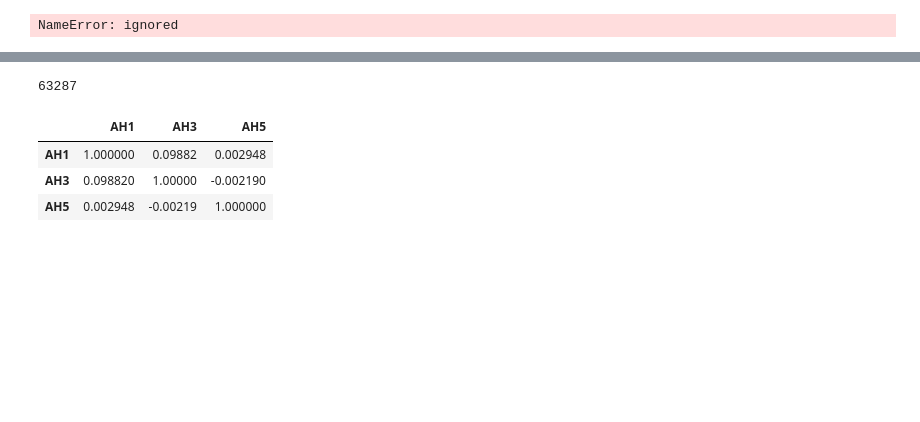
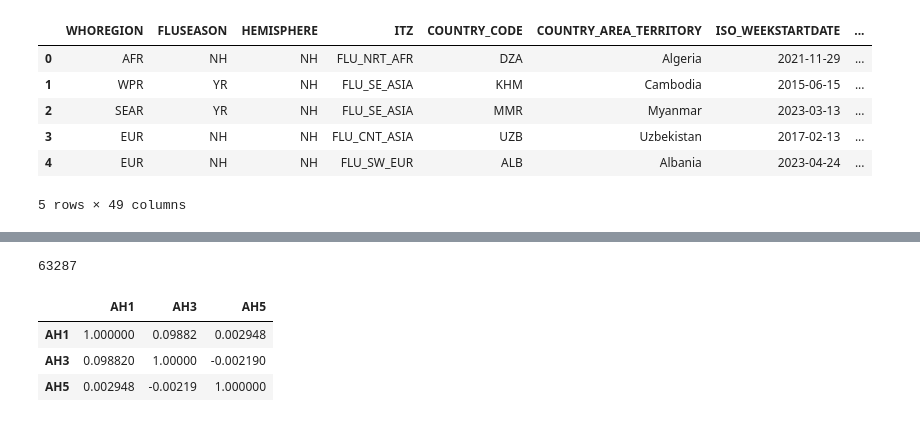
Before and after one commit to mohammedradman1/DSE_Term_Project, a Jupyter notebook: DSE_Term_Project_.ipynb, the cells around one changed output, grey strips where cells are left out. Saved outputs shown, nothing was run; the diff lists cells and outputs as text; code cells hidden in the pictures; blank space fills up the shorter version.

```diff
--- a/DSE_Term_Project_.ipynb
+++ b/DSE_Term_Project_.ipynb
@@ -19,3 +21,13 @@ VIW_FNT.csv         100%[===================>]   4.27K  --.-KB/s    in 0s
 # %%
+# Reading CSV file into pandas dataframe.
 import pandas as pd
-df = pd.read_csv("VIW_FNT.csv")
+df = pd.read_csv("VIW_FNT.csv") # reading the datafile
+df.head()
+# %% [output]
+|  | WHOREGION | FLUSEASON | HEMISPHERE | ITZ | COUNTRY_CODE | COUNTRY_AREA_TERRITORY | ISO_WEEKSTARTDATE | ... |
+| 0 | AFR | NH | NH | FLU_NRT_AFR | DZA | Algeria | 2021-11-29 | ... |
+| 1 | WPR | YR | NH | FLU_SE_ASIA | KHM | Cambodia | 2015-06-15 | ... |
+| 2 | SEAR | YR | NH | FLU_SE_ASIA | MMR | Myanmar | 2023-03-13 | ... |
+| 3 | EUR | NH | NH | FLU_CNT_ASIA | UZB | Uzbekistan | 2017-02-13 | ... |
+| 4 | EUR | NH | NH | FLU_SW_EUR | ALB | Albania | 2023-04-24 | ... |
+5 rows × 49 columns
@@ -24,4 +33,0 @@ df.shape
-# %%
-df.sample(5)
-# %% [output]
-NameError: ignored
```
Also changed, not shown: parts of 11 cells of this notebook.
